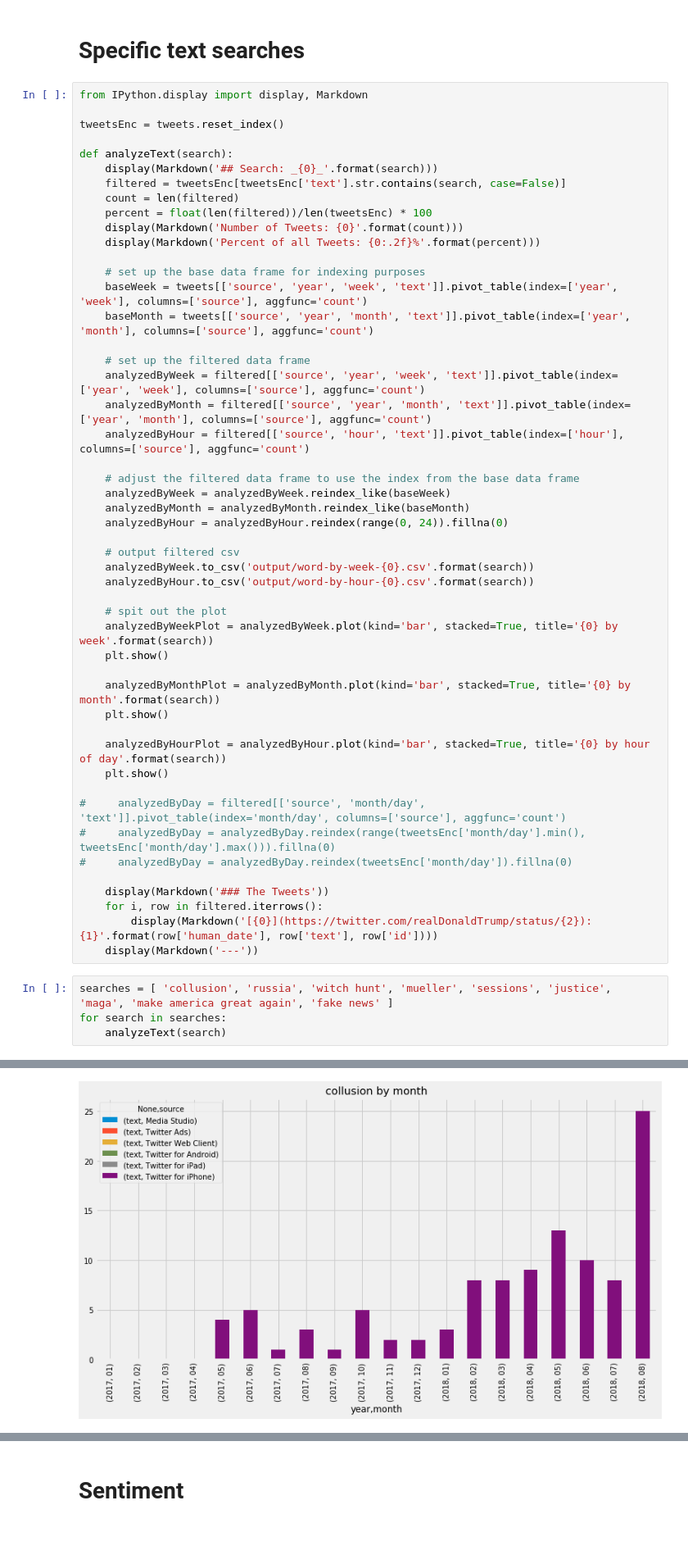
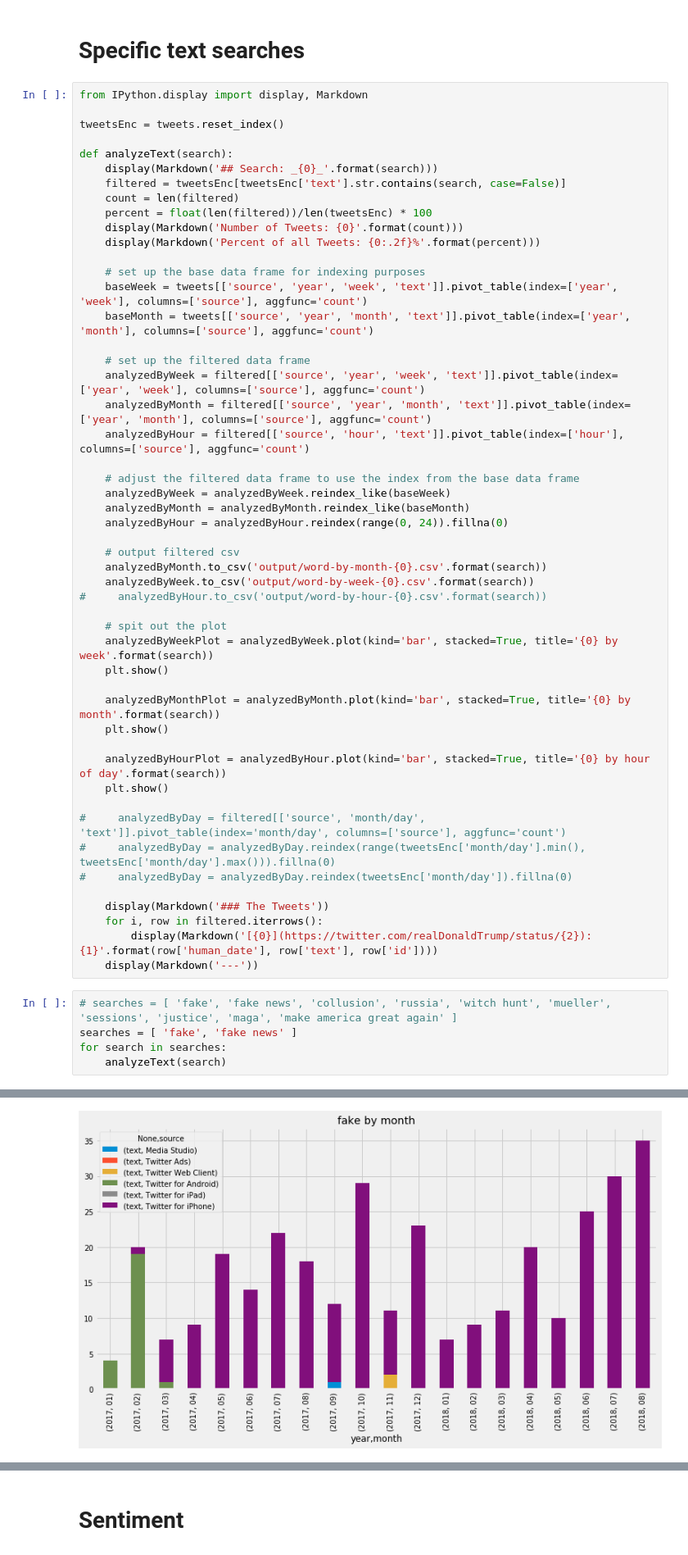
Before and after one commit to nprapps/trump-tweet-analysis, a Jupyter notebook: trump-tweets.ipynb, the cells around one changed output, grey strips where cells are left out. Shown at 82% size. Cells and saved outputs as stored; diff of their text form.

```diff
--- a/trump-tweets.ipynb
+++ b/trump-tweets.ipynb
@@ -361,8 +361,9 @@ def analyzeText(search):
     analyzedByHour = analyzedByHour.reindex(range(0, 24)).fillna(0)
 
     # output filtered csv
+    analyzedByMonth.to_csv('output/word-by-month-{0}.csv'.format(search))
     analyzedByWeek.to_csv('output/word-by-week-{0}.csv'.format(search))
-    analyzedByHour.to_csv('output/word-by-hour-{0}.csv'.format(search))
+#     analyzedByHour.to_csv('output/word-by-hour-{0}.csv'.format(search))
 
     # spit out the plot
     analyzedByWeekPlot = analyzedByWeek.plot(kind='bar', stacked=True, title='{0} by week'.format(search))
@@ -383,7 +384,8 @@ def analyzeText(search):
         display(Markdown('[{0}](https://twitter.com/realDonaldTrump/status/{2}): {1}'.format(row['human_date'], row['text'], row['id'])))
     display(Markdown('---'))
 # %%
-searches = [ 'collusion', 'russia', 'witch hunt', 'mueller', 'sessions', 'justice', 'maga', 'make america great again', 'fake news' ]
+# searches = [ 'fake', 'fake news', 'collusion', 'russia', 'witch hunt', 'mueller', 'sessions', 'justice', 'maga', 'make america great again' ]
+searches = [ 'fake', 'fake news' ]
 for search in searches:
     analyzeText(search)
 # %% [output]
@@ -394 +396 @@ Percent of all Tweets: 2.34%
-[figure, old version]
+[figure, new version]
```
Also changed, not shown: parts of 13 cells of this notebook, 12 other files.
